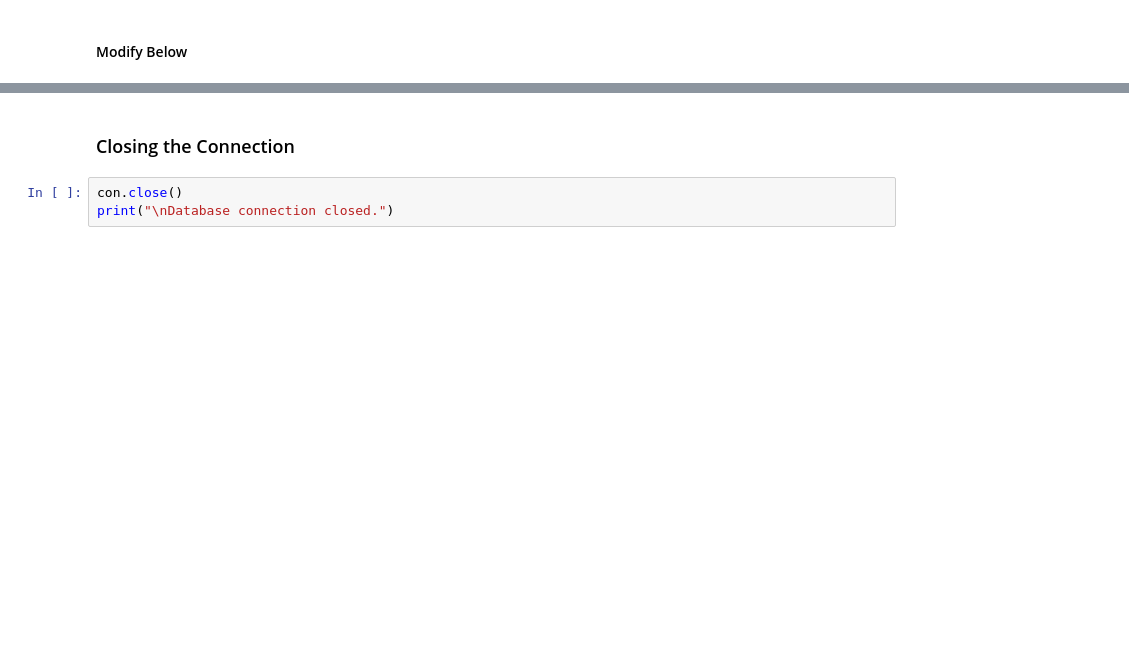
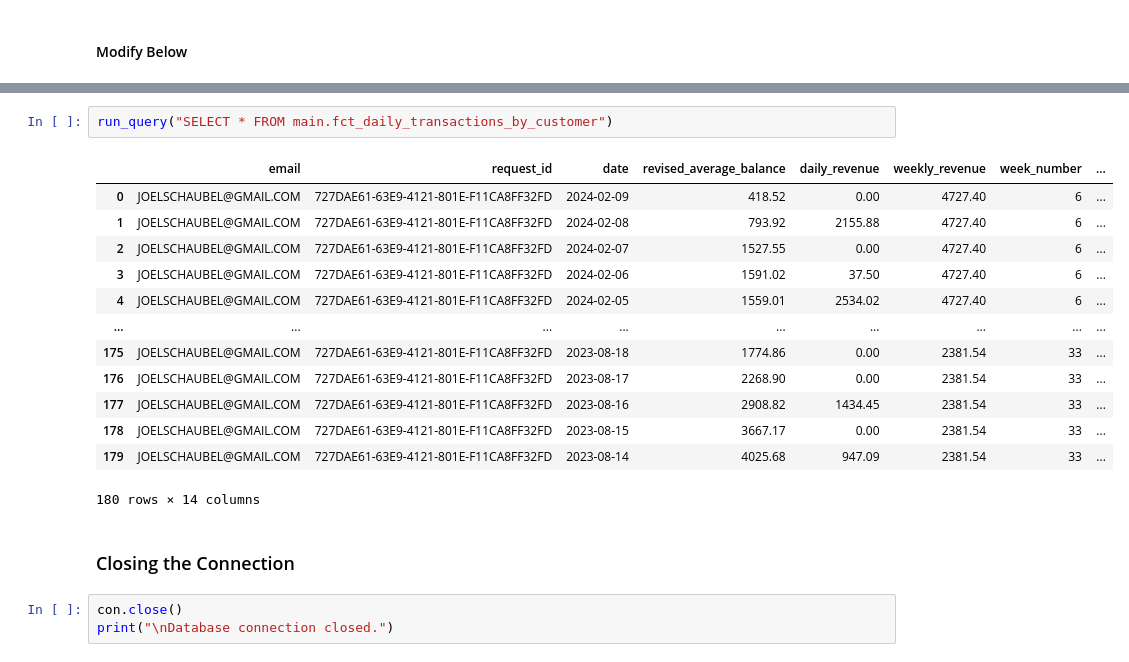
Before and after one commit to thiagorlopes/keep, a Jupyter notebook: analytics/analytics_development.ipynb, the cells around one changed output, grey strips where cells are left out. Drawn from its saved outputs; the diff is of its cells as text; blank space fills up the shorter version.

```diff
--- a/analytics/analytics_development.ipynb
+++ b/analytics/analytics_development.ipynb
@@ -378,5 +365,21 @@ query_result_dataframe.head()
-# %% [markdown]
-### Closing the Connection
+# %%
+run_query("SELECT * FROM main.fct_daily_transactions_by_customer")
+# %% [output]
+|  | email | request_id | date | revised_average_balance | daily_revenue | weekly_revenue | week_number | ... |
+| 0 | JOELSCHAUBEL@GMAIL.COM | 727DAE61-63E9-4121-801E-F11CA8FF32FD | 2024-02-09 | 418.52 | 0.00 | 4727.40 | 6 | ... |
+| 1 | JOELSCHAUBEL@GMAIL.COM | 727DAE61-63E9-4121-801E-F11CA8FF32FD | 2024-02-08 | 793.92 | 2155.88 | 4727.40 | 6 | ... |
+| 2 | JOELSCHAUBEL@GMAIL.COM | 727DAE61-63E9-4121-801E-F11CA8FF32FD | 2024-02-07 | 1527.55 | 0.00 | 4727.40 | 6 | ... |
+| 3 | JOELSCHAUBEL@GMAIL.COM | 727DAE61-63E9-4121-801E-F11CA8FF32FD | 2024-02-06 | 1591.02 | 37.50 | 4727.40 | 6 | ... |
+| 4 | JOELSCHAUBEL@GMAIL.COM | 727DAE61-63E9-4121-801E-F11CA8FF32FD | 2024-02-05 | 1559.01 | 2534.02 | 4727.40 | 6 | ... |
+| ... | ... | ... | ... | ... | ... | ... | ... | ... |
+| 175 | JOELSCHAUBEL@GMAIL.COM | 727DAE61-63E9-4121-801E-F11CA8FF32FD | 2023-08-18 | 1774.86 | 0.00 | 2381.54 | 33 | ... |
+| 176 | JOELSCHAUBEL@GMAIL.COM | 727DAE61-63E9-4121-801E-F11CA8FF32FD | 2023-08-17 | 2268.90 | 0.00 | 2381.54 | 33 | ... |
+| 177 | JOELSCHAUBEL@GMAIL.COM | 727DAE61-63E9-4121-801E-F11CA8FF32FD | 2023-08-16 | 2908.82 | 1434.45 | 2381.54 | 33 | ... |
+| 178 | JOELSCHAUBEL@GMAIL.COM | 727DAE61-63E9-4121-801E-F11CA8FF32FD | 2023-08-15 | 3667.17 | 0.00 | 2381.54 | 33 | ... |
+| 179 | JOELSCHAUBEL@GMAIL.COM | 727DAE61-63E9-4121-801E-F11CA8FF32FD | 2023-08-14 | 4025.68 | 947.09 | 2381.54 | 33 | ... |
+180 rows × 14 columns
+# %% [markdown]
+### Closing the Connection
 # %%
 con.close()
 print("\nDatabase connection closed.")
```
Also changed, not shown: parts of 3 cells of this notebook, 1 other file.
